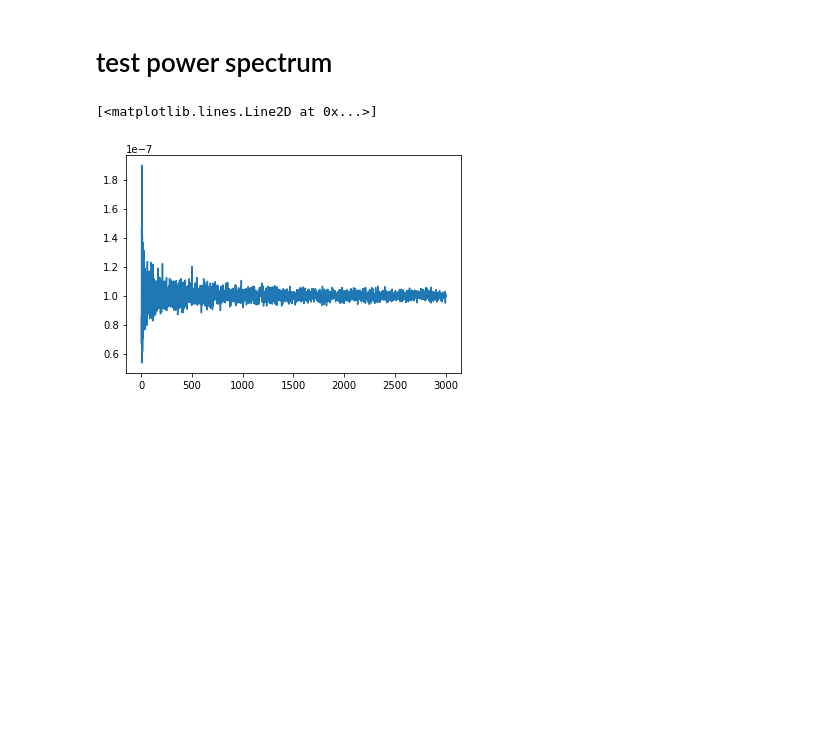
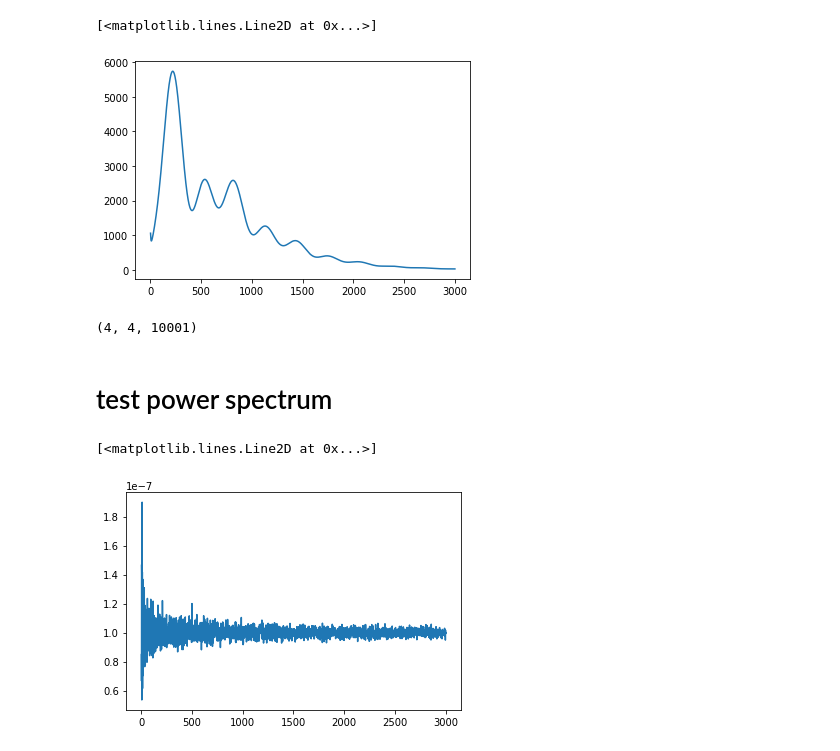
Before and after one commit to HongboCai/lens_rot_bias, a Jupyter notebook: notebooks_new/maps_test.ipynb, the cells around one changed output. Saved outputs shown, nothing was run; the diff lists cells and outputs as text; code cells hidden in the pictures; blank space fills up the shorter version.

```diff
--- a/notebooks_new/maps_test.ipynb
+++ b/notebooks_new/maps_test.ipynb
@@ -14,0 +25,4 @@ from numpy import pi
+# %%
+ps_camb = powspec.read_camb_full_lens(ps_dir + 'cosmo2017_10K_acc3_lenspotentialCls.dat')
+ps_camb[0, 1:, :] = 0.
+ps_camb[1:, 0, :] = 0.
@@ -15,3 +37,13 @@ from numpy import pi
+# %%
+plt.plot(ls[2:], (fac*ps_camb[1, 1, :][ls])[2:])
+# plt.yscale('log')
+# %% [output]
+[<matplotlib.lines.Line2D at 0x...>]
+[figure, added]
+# %%
+ps_camb.shape
+# %% [output]
+(4, 4, 10001)
 # %%
 sim_num = 1
 # %%
```
Also changed, not shown: parts of 8 cells of this notebook, 32 other files.
